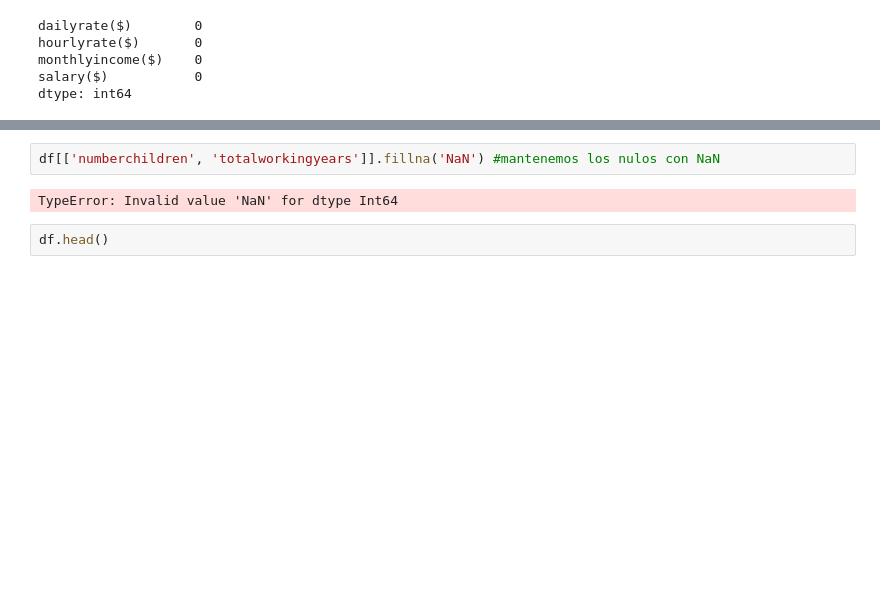
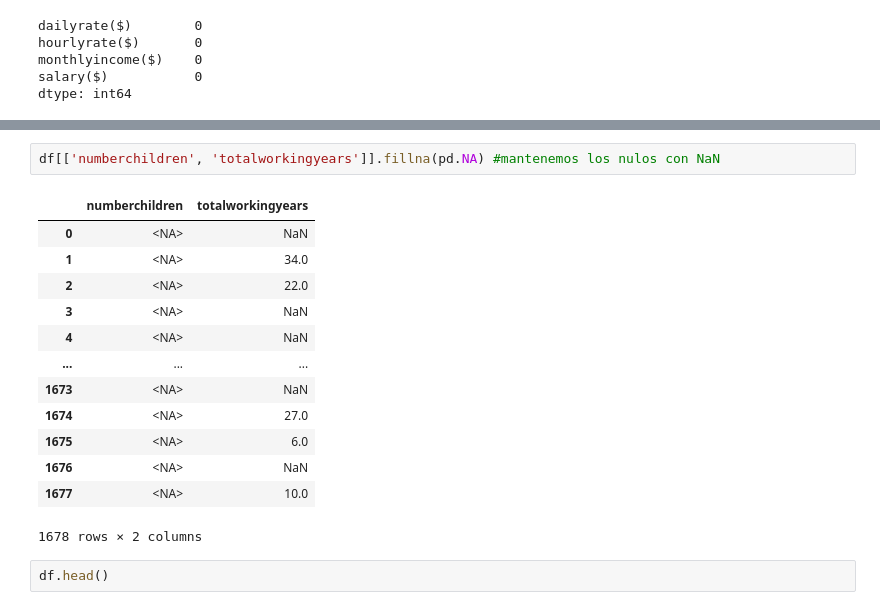
Before and after one commit to NIEVESPA/project-da-promo-60-modulo-3-team-3, a Jupyter notebook: FINAL/Fase_2_limpieza_datos.ipynb, the cells around one changed output, grey strips where cells are left out. Cells and saved outputs as stored; diff of their text form; blank space fills up the shorter version.

```diff
--- a/FINAL/Fase_2_limpieza_datos.ipynb
+++ b/FINAL/Fase_2_limpieza_datos.ipynb
@@ -238,7 +245,19 @@ Las columnas numéricas que tienen nulos son :
 # %%
-df[['numberchildren', 'totalworkingyears']].fillna('NaN') #mantenemos los nulos con NaN
+df[['numberchildren', 'totalworkingyears']].fillna(pd.NA) #mantenemos los nulos con NaN
 # %% [output]
+|  | numberchildren | totalworkingyears |
+| 0 | <NA> | NaN |
+| 1 | <NA> | 34.0 |
+| 2 | <NA> | 22.0 |
+| 3 | <NA> | NaN |
+| 4 | <NA> | NaN |
+| ... | ... | ... |
+| 1673 | <NA> | NaN |
+| 1674 | <NA> | 27.0 |
+| 1675 | <NA> | 6.0 |
+| 1676 | <NA> | NaN |
+| 1677 | <NA> | 10.0 |
-TypeError: Invalid value 'NaN' for dtype Int64
+1678 rows × 2 columns
 # %%
 df.head()
 # %% [output]
```
Also changed, not shown: parts of 16 cells of this notebook, 2 other files.
